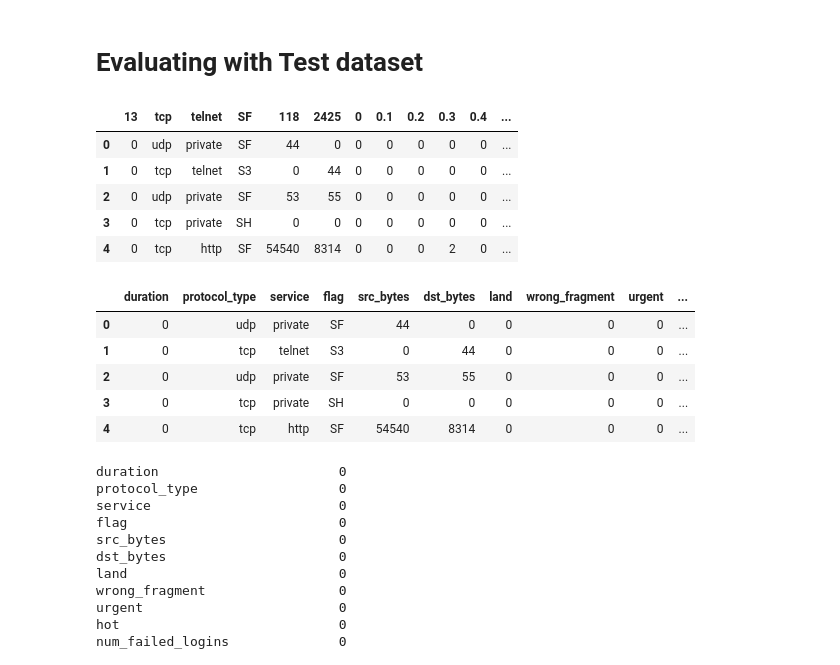
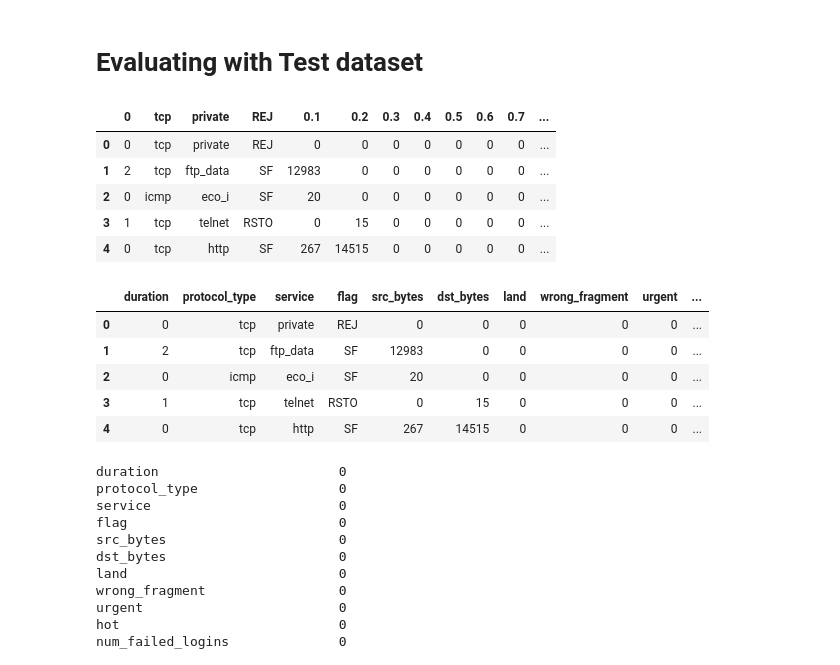
Before and after one commit to NorAlija/xai_thesis_work, a Jupyter notebook: intrusion_detection/main.ipynb, the cells around one changed output. Saved outputs shown, nothing was run; the diff lists cells and outputs as text; code cells hidden in the pictures.

```diff
--- a/intrusion_detection/main.ipynb
+++ b/intrusion_detection/main.ipynb
@@ -256,16 +254,16 @@ pickle.dump(model, open(filename, 'wb'))
 # %% [markdown]
 # Evaluating with Test dataset
 # %%
-df = pd.read_csv("../datasets/KDDTest-21.txt")
+df = pd.read_csv("../datasets/KDDTest+.txt")
 
 df.head()
 # %% [output]
-|  | 13 | tcp | telnet | SF | 118 | 2425 | 0 | 0.1 | 0.2 | 0.3 | 0.4 | ... |
-| 0 | 0 | udp | private | SF | 44 | 0 | 0 | 0 | 0 | 0 | 0 | ... |
-| 1 | 0 | tcp | telnet | S3 | 0 | 44 | 0 | 0 | 0 | 0 | 0 | ... |
-| 2 | 0 | udp | private | SF | 53 | 55 | 0 | 0 | 0 | 0 | 0 | ... |
-| 3 | 0 | tcp | private | SH | 0 | 0 | 0 | 0 | 0 | 0 | 0 | ... |
-| 4 | 0 | tcp | http | SF | 54540 | 8314 | 0 | 0 | 0 | 2 | 0 | ... |
+|  | 0 | tcp | private | REJ | 0.1 | 0.2 | 0.3 | 0.4 | 0.5 | 0.6 | 0.7 | ... |
+| 0 | 0 | tcp | private | REJ | 0 | 0 | 0 | 0 | 0 | 0 | 0 | ... |
+| 1 | 2 | tcp | ftp_data | SF | 12983 | 0 | 0 | 0 | 0 | 0 | 0 | ... |
+| 2 | 0 | icmp | eco_i | SF | 20 | 0 | 0 | 0 | 0 | 0 | 0 | ... |
+| 3 | 1 | tcp | telnet | RSTO | 0 | 15 | 0 | 0 | 0 | 0 | 0 | ... |
+| 4 | 0 | tcp | http | SF | 267 | 14515 | 0 | 0 | 0 | 0 | 0 | ... |
 # %%
 columns_KDD_test = (['duration','protocol_type','service','flag','src_bytes','dst_bytes','land','wrong_fragment','urgent','hot'
 ,'num_failed_logins','logged_in','num_compromised','root_shell','su_attempted','num_root','num_file_creations'
@@ -279,11 +277,11 @@ df.columns = columns_KDD_test
 df.head()
 # %% [output]
 |  | duration | protocol_type | service | flag | src_bytes | dst_bytes | land | wrong_fragment | urgent | ... |
-| 0 | 0 | udp | private | SF | 44 | 0 | 0 | 0 | 0 | ... |
-| 1 | 0 | tcp | telnet | S3 | 0 | 44 | 0 | 0 | 0 | ... |
-| 2 | 0 | udp | private | SF | 53 | 55 | 0 | 0 | 0 | ... |
-| 3 | 0 | tcp | private | SH | 0 | 0 | 0 | 0 | 0 | ... |
-| 4 | 0 | tcp | http | SF | 54540 | 8314 | 0 | 0 | 0 | ... |
+| 0 | 0 | tcp | private | REJ | 0 | 0 | 0 | 0 | 0 | ... |
+| 1 | 2 | tcp | ftp_data | SF | 12983 | 0 | 0 | 0 | 0 | ... |
+| 2 | 0 | icmp | eco_i | SF | 20 | 0 | 0 | 0 | 0 | ... |
+| 3 | 1 | tcp | telnet | RSTO | 0 | 15 | 0 | 0 | 0 | ... |
+| 4 | 0 | tcp | http | SF | 267 | 14515 | 0 | 0 | 0 | ... |
 # %%
 df.isnull().sum()
 # %% [output]
```
Also changed, not shown: parts of 9 cells of this notebook, 3 other files.
